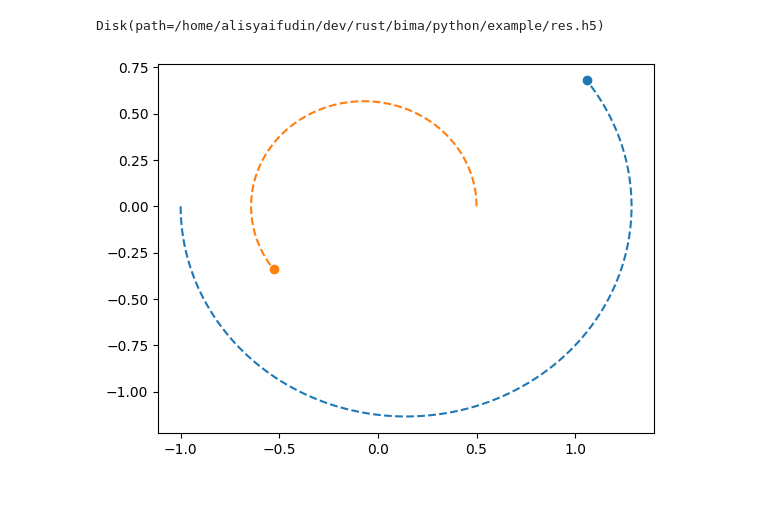
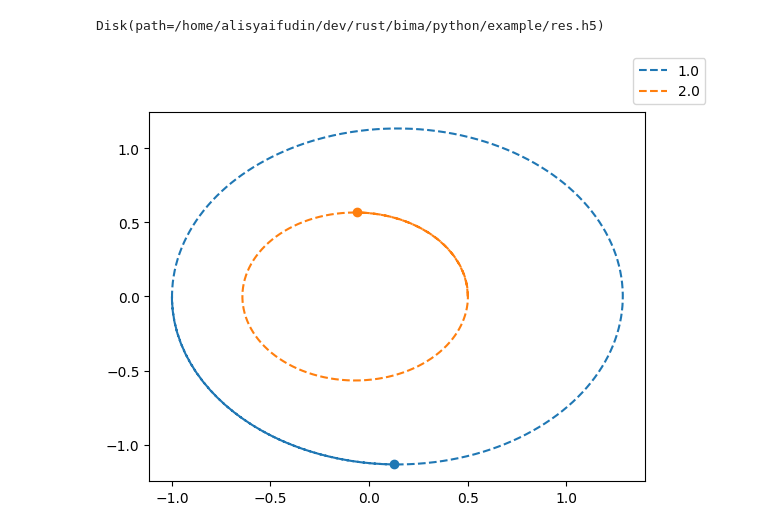
Before and after one commit to Alisyaifudin/bima, a Jupyter notebook: python/example/in_disk.ipynb, the cells around one changed output. Cells and saved outputs as stored; diff of their text form; code cells hidden in the pictures; blank space fills up the shorter version.

```diff
--- a/python/example/in_disk.ipynb
+++ b/python/example/in_disk.ipynb
@@ -12,37 +12,40 @@ print(initial)
 # %%
 config = Config(
     force=bima.ForceMethod.Direct,
-    solve=bima.SolveMethod.Euler,
-    timestep=bima.TimestepMethod.Constant(0.00001),
+    solve=bima.SolveMethod.RK4,
+    timestep=bima.TimestepMethod.Constant(0.001),
     close_encounter=bima.CloseEncounterMethod.Regularized
 )
 
 sim = bima.Simulation(initial)
 
-file = sim.in_disk(".", replace=True).run(config, 5)
+file = sim.in_disk(".", replace=True).run(config, 10)
 file
 # %% [output]
 Disk(path=/home/alisyaifudin/dev/rust/bima/python/example/res.h5)
 # %%
 with file.open() as f:
   body0 = f.get(0)
   length = len(body0)
   sample_n = 1000
   skip = length//sample_n
+  m0 = body0.m
   x0 = body0.x()[::skip]
   y0 = body0.y()[::skip]
 
   body1 = f.get(1)
   length = len(body1)
   sample_n = 1000
+  m1 = body1.m
   x1 = body1.x()[::skip]
   y1 = body1.y()[::skip]
 
 fig, ax = plt.subplots()
-ax.plot(x0, y0, ls="--")
+ax.plot(x0, y0, ls="--", label=m0)
 ax.scatter(x0[-1], y0[-1])
-ax.plot(x1, y1, ls="--")
+ax.plot(x1, y1, ls="--", label=m1)
 ax.scatter(x1[-1], y1[-1])
+fig.legend()
 plt.show()
 # %% [output]
-[figure, old version]
+[figure, new version]
```
Also changed, not shown: 34 other files.
